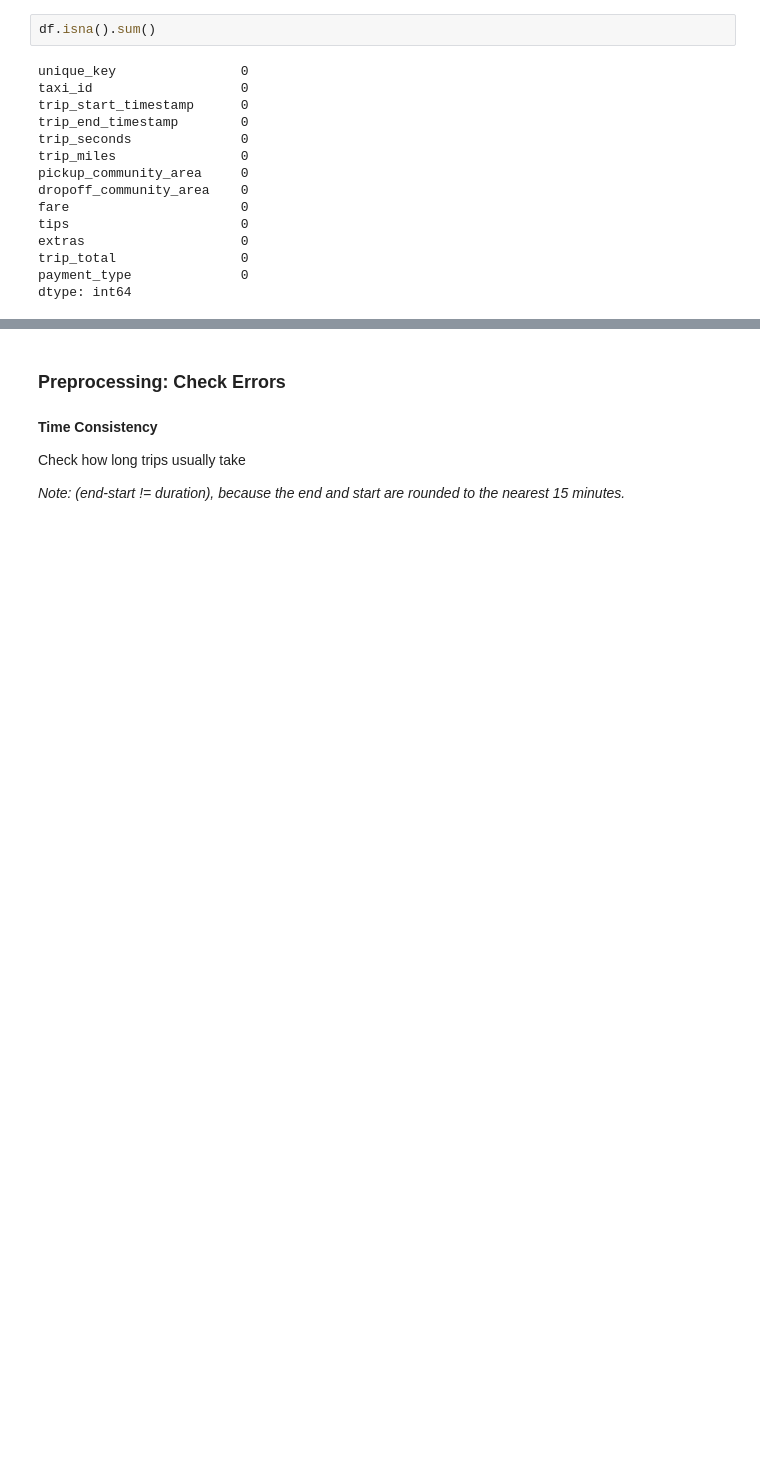
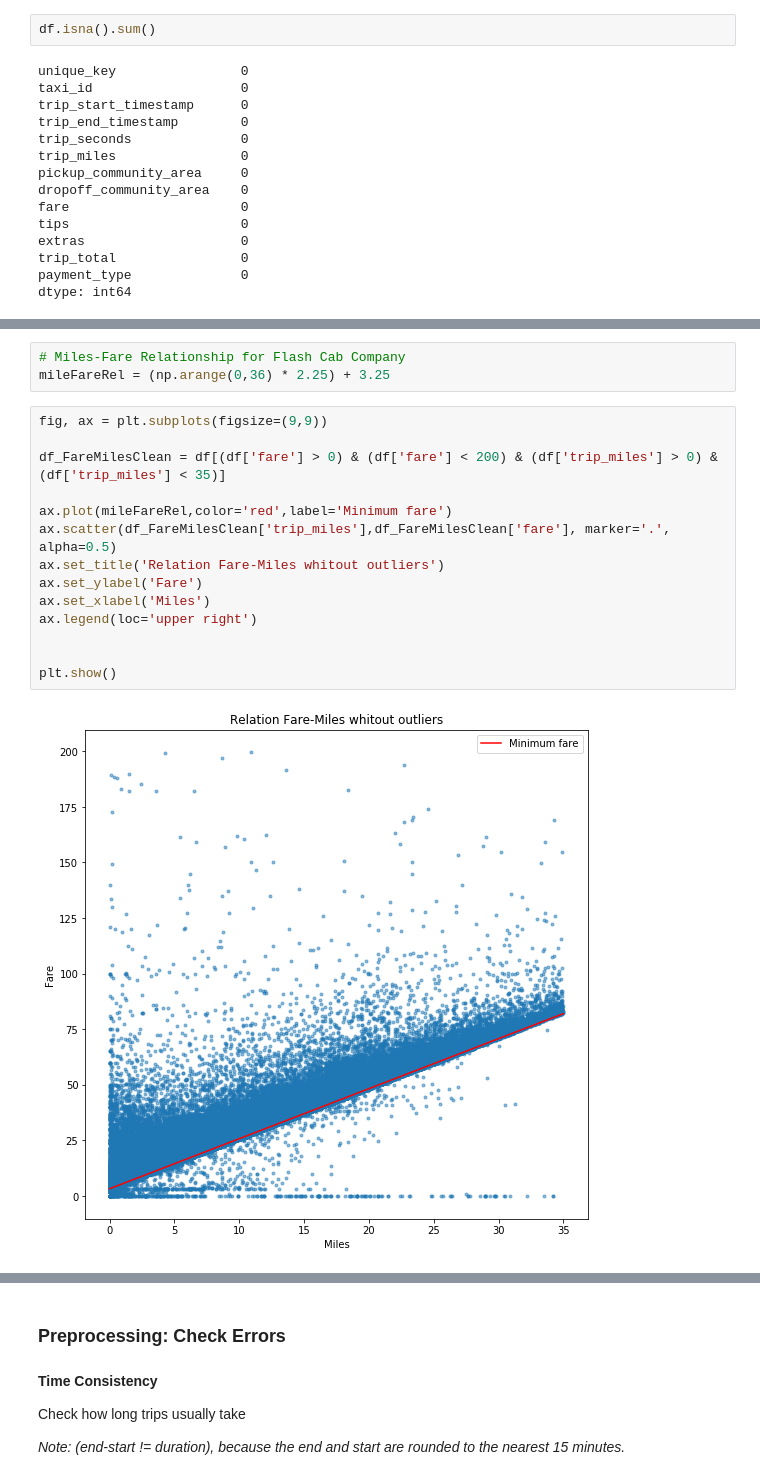
Before and after one commit to alexisgaziello/CSP_MATH_571_taxi_oracle, a Jupyter notebook: src/trips_cleaning.ipynb, the cells around one changed output, grey strips where cells are left out. Cells and saved outputs as stored; diff of their text form; blank space fills up the shorter version.

```diff
--- a/src/trips_cleaning.ipynb
+++ b/src/trips_cleaning.ipynb
@@ -293,0 +340,19 @@ dtype: int64
+# %%
+# Miles-Fare Relationship for Flash Cab Company
+mileFareRel = (np.arange(0,36) * 2.25) + 3.25
+# %%
+fig, ax = plt.subplots(figsize=(9,9))
+
+df_FareMilesClean = df[(df['fare'] > 0) & (df['fare'] < 200) & (df['trip_miles'] > 0) & (df['trip_miles'] < 35)]
+
+ax.plot(mileFareRel,color='red',label='Minimum fare')
+ax.scatter(df_FareMilesClean['trip_miles'],df_FareMilesClean['fare'], marker='.', alpha=0.5)
+ax.set_title('Relation Fare-Miles whitout outliers')
+ax.set_ylabel('Fare')
+ax.set_xlabel('Miles')
+ax.legend(loc='upper right')
+
+
+plt.show()
+# %% [output]
+[figure, added]
```
Also changed, not shown: parts of 31 cells of this notebook.
